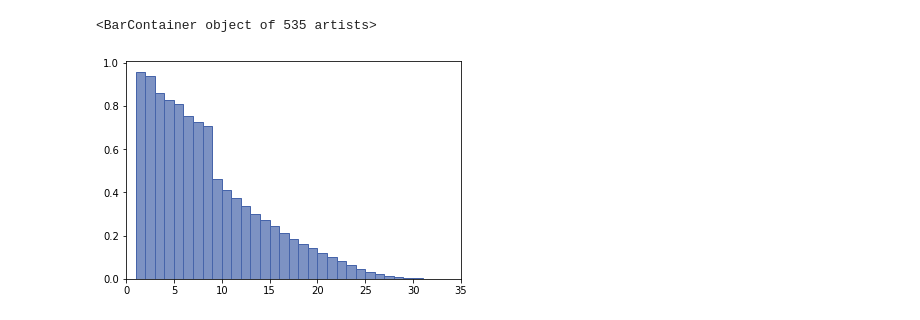
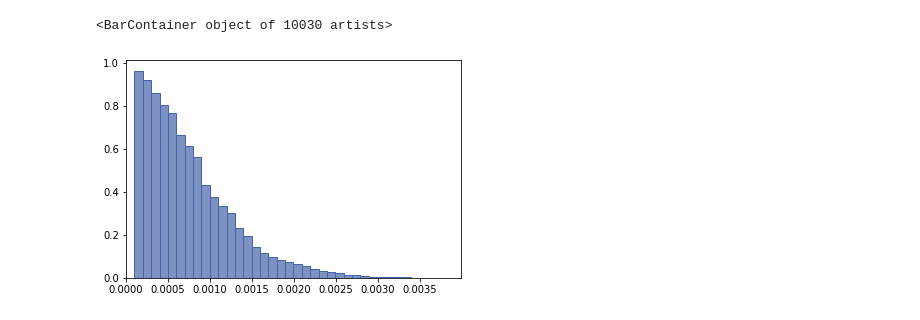
Before and after one commit to davidweisscode/kg-analysis, a Jupyter notebook: plots.ipynb, the cells around one changed output. Cells and saved outputs as stored; diff of their text form; code cells hidden in the pictures.

```diff
--- a/plots.ipynb
+++ b/plots.ipynb
@@ -122,9 +130,12 @@ plt.show()
 # %%
-df = pd.read_csv(f"out/Boxer.t.knc.csv")
+df = pd.read_csv(f"out/{CLASSES[0]}.t.knc.csv")
 
-plt.xlim(0, 35)
-# plt.bar(list(zip(*knc_list_U))[0], list(zip(*knc_list_U))[1], width=-1/k_max_U, align="edge", color=MAIN_COLOR_2+"aa", edgecolor=MAIN_COLOR_1+"55")
-plt.bar(df["k"], df["density"], width=1, align="edge", color=MAIN_COLOR_1, edgecolor=MAIN_COLOR_2)
+n_b = 10030
+k_max_t = n_b
+w_max_t = 40
+
+plt.xlim(0, w_max_t/k_max_t)
+plt.bar(df["k"]/k_max_t, df["density"], width=1/k_max_t, align="edge", color=MAIN_COLOR_1, edgecolor=MAIN_COLOR_2)
 # %% [output]
-<BarContainer object of 535 artists>
+<BarContainer object of 10030 artists>
-[figure, old version]
+[figure, new version]
```
Also changed, not shown: parts of 9 cells of this notebook.
